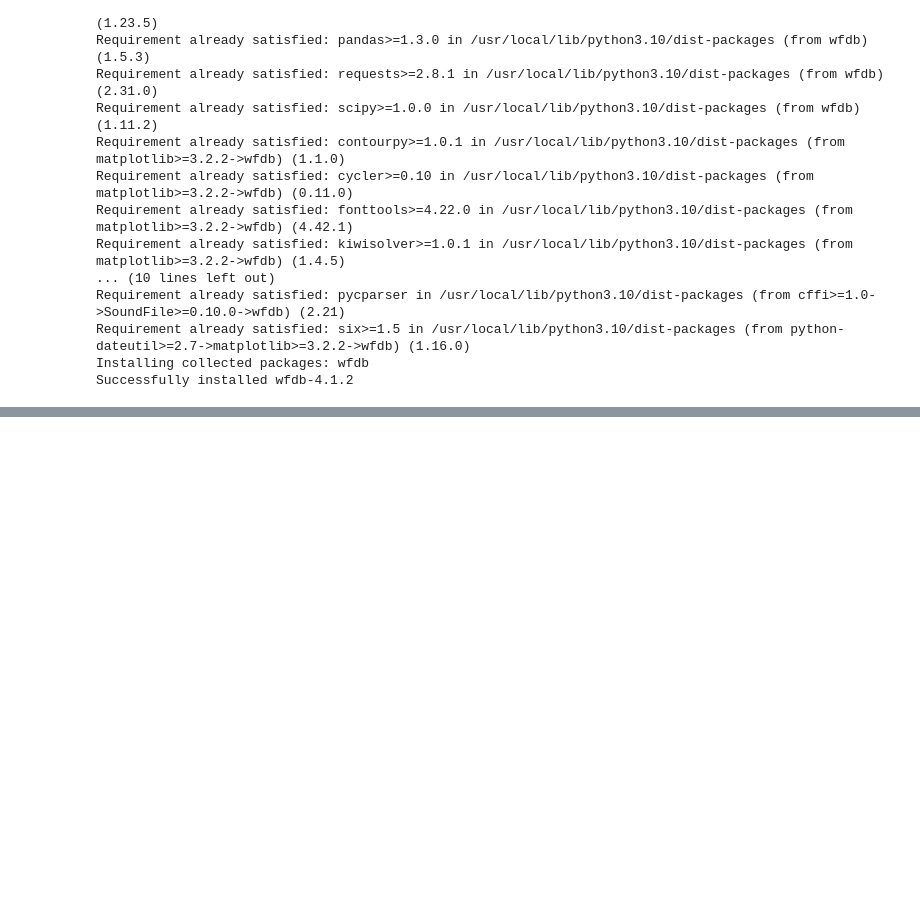
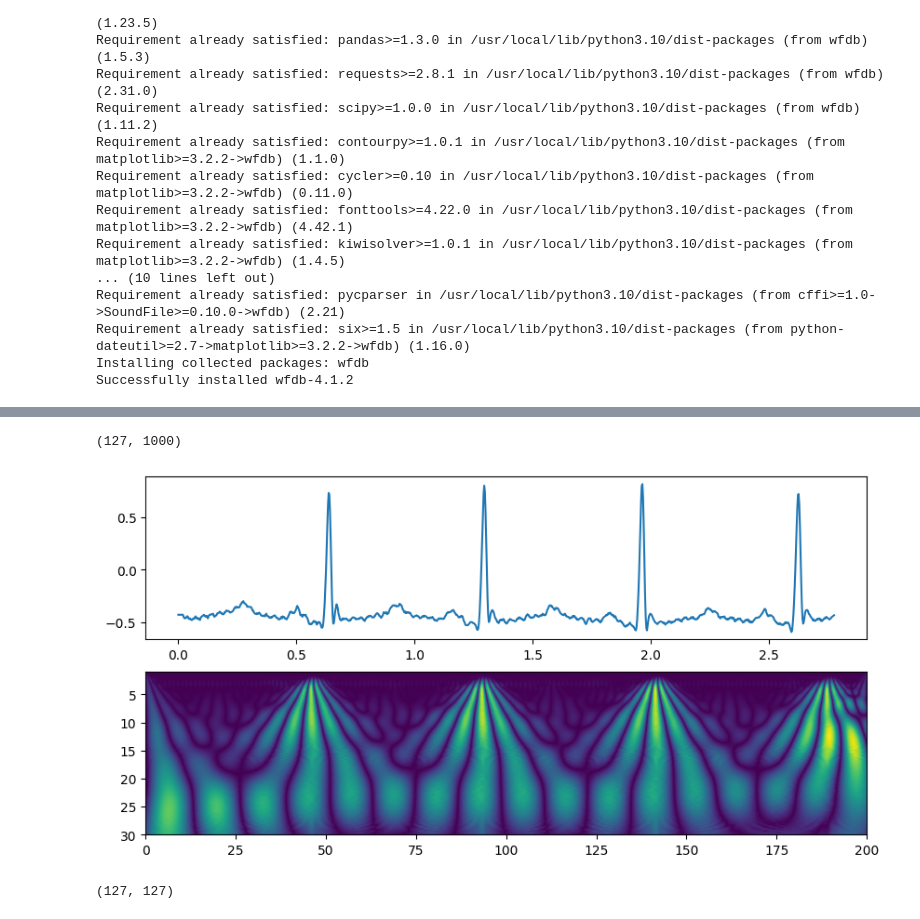
Before and after one commit to Bast-94/ML-BIO, a Jupyter notebook: exercice_12.ipynb, the cells around one changed output, grey strips where cells are left out. Saved outputs shown, nothing was run; the diff lists cells and outputs as text; code cells hidden in the pictures; blank space fills up the shorter version.

```diff
--- a/exercice_12.ipynb
+++ b/exercice_12.ipynb
@@ -59,7 +59,7 @@ def load_signal_using_wfdb(file, start, end, channel, pn_dir):
     data = record.p_signal.reshape(-1)
     return data
 # %%
-signal_test = load_signal_using_wfdb('./dataset/mit-bih-arrhythmia-database/205', start=0, end=2000, channel = 0, pn_dir='mitdb')
+signal_test = load_signal_using_wfdb('205', start=0, end=1000, channel = 0, pn_dir='mitdb')
 waveletname = 'morl'
 scales = range(1, 128)
 coeff, freqs = pywt.cwt(signal_test, scales, waveletname, 1)
@@ -68,0 +66,17 @@ coeff, freqs = pywt.cwt(signal_test, scales, waveletname, 1)
+# %%
+print(coeff.shape)
+N = signal_test.size
+sr = 360
+dt = 1/sr
+time = np.arange(0, N)*dt
+fig, (ax1, ax2) = plt.subplots(2, figsize=(10, 5))
+ax1.plot(time, signal_test)
+im = ax2.imshow(abs(coeff), extent = [0, 200, 30, 1],
+                interpolation = 'bilinear', aspect = 'auto')
+# %% [output]
+(127, 1000)
+[figure, added]
+# %%
+coeff[:,:127].shape
+# %% [output]
+(127, 127)
```
Also changed, not shown: parts of 1 cell of this notebook.
